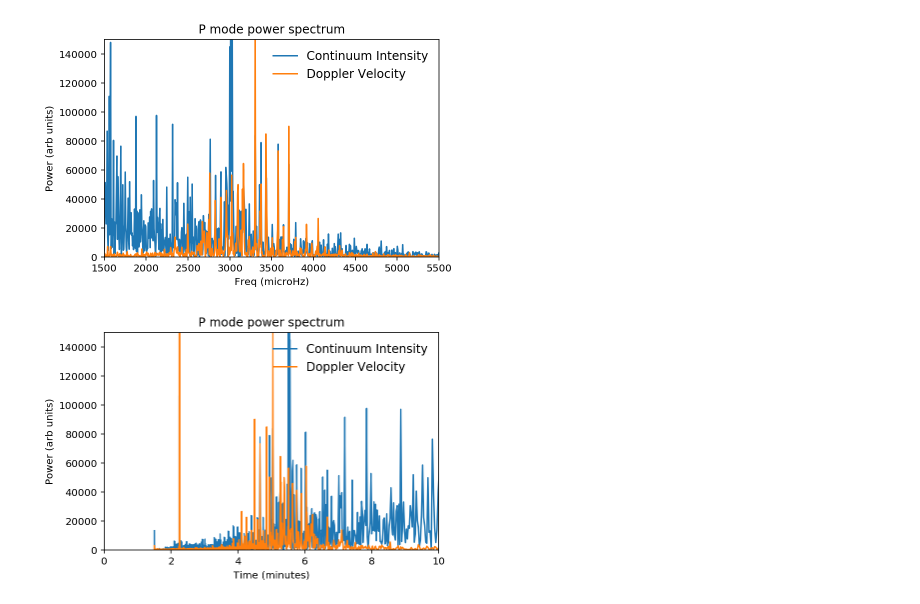
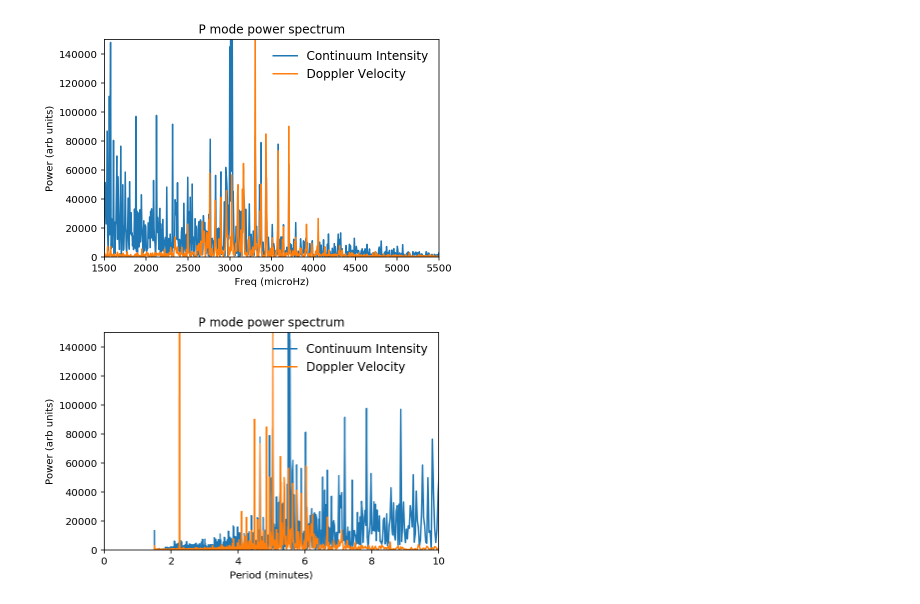
Before and after one commit to mbobra/SHARPs, a Jupyter notebook: generate_powerspectrum.ipynb, the cells around one changed output. Cells and saved outputs as stored; diff of their text form; code cells hidden in the pictures.

Commit message:
changed x-axis label on last plot

```diff
--- a/generate_powerspectrum.ipynb
+++ b/generate_powerspectrum.ipynb
@@ -231,22 +231,22 @@ period_minutes = period_seconds / 60.
 # %%
 # Plot the p-mode power spectrum from the Doppler Velocity data
 # and the continuum intensity data
 
 fig, ax = plt.subplots()
 
 # ascribe the data to the axes
 ax.plot(period_minutes, ps_I, label='Continuum Intensity')
 ax.plot(period_minutes, ps_V, label='Doppler Velocity')
 
 # add some limits
 plt.xlim(0,10)
 plt.ylim(0,150000)
 
 # label the axes, plot, and legend
-ax.set_xlabel('Time (minutes)')
+ax.set_xlabel('Period (minutes)')
 ax.set_ylabel('Power (arb units)')
 ax.set_title('P mode power spectrum')
 legend = plt.legend(loc='upper right', fontsize=12, framealpha=0.0,title='')
 legend.get_frame().set_linewidth(0.0)
 # %% [output]
-[figure, old version]
+[figure, new version]
```
